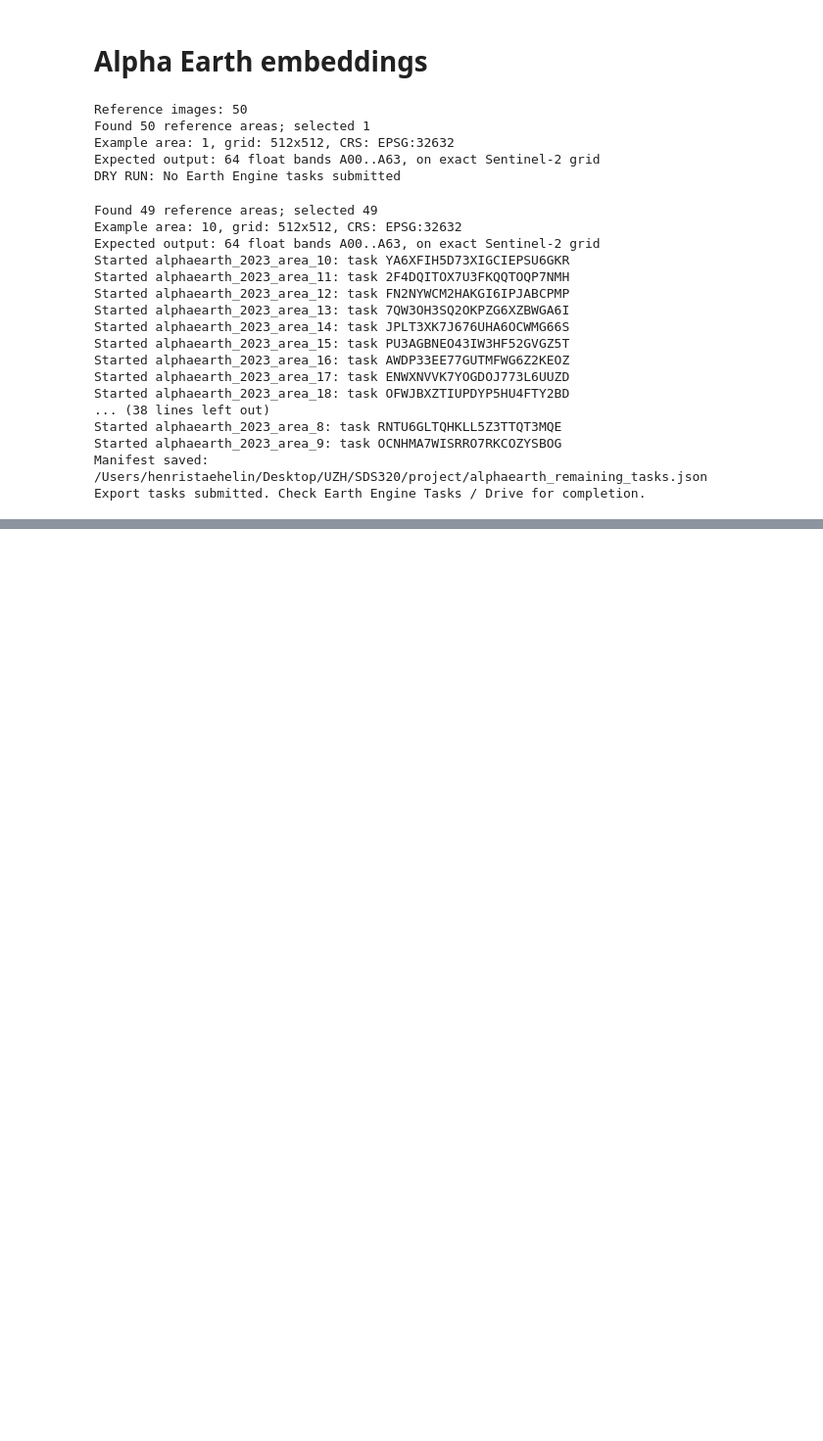
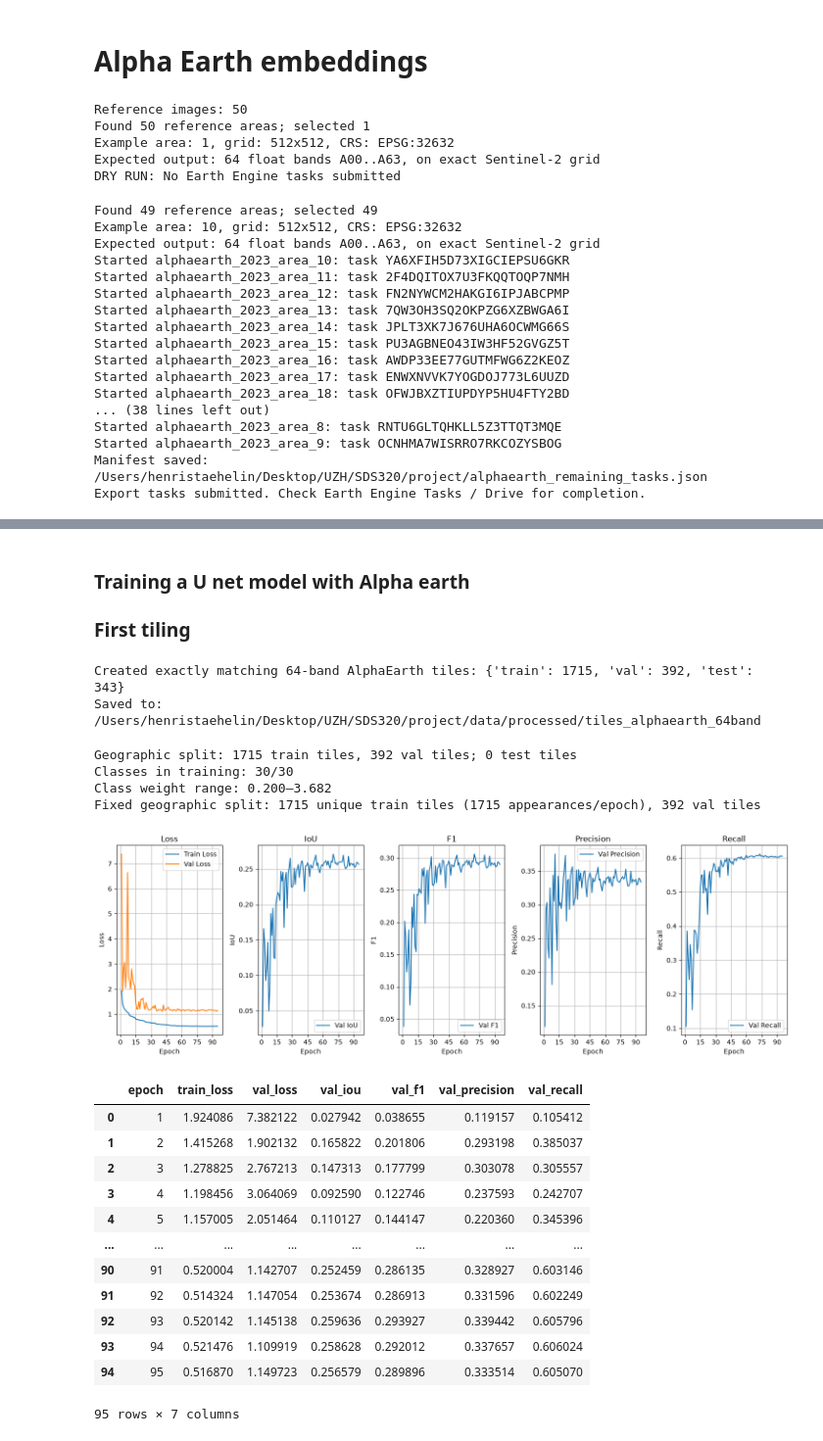
Before and after one commit to staehelinhenrimax-droid/European-Spectral-Crop-Identification, a Jupyter notebook: notebooks/Functionalized_workflow.ipynb, the cells around one changed output, grey strips where cells are left out. Shown at 98% size. Cells and saved outputs as stored; diff of their text form; code cells hidden in the pictures; blank space fills up the shorter version.

Commit message:
alpha_earth model

```diff
--- a/notebooks/Functionalized_workflow.ipynb
+++ b/notebooks/Functionalized_workflow.ipynb
@@ -1952,0 +2001,64 @@ Validated 1/50 reference areas successfully
+# %% [markdown]
+### Training a U net model with Alpha earth
+
+### First tiling
+# %%
+from pathlib import Path
+import importlib
+import scripts.alphaearth_unet as ae_unet
+
+importlib.reload(ae_unet)
+
+project_dir = Path(
+    "/Users/henristaehelin/Desktop/UZH/SDS320/project"
+)
+
+tiles_dir = ae_unet.create_alphaearth_tiles(
+    project_dir=project_dir
+)
+# %% [output]
+Created exactly matching 64-band AlphaEarth tiles: {'train': 1715, 'val': 392, 'test': 343}
+Saved to: /Users/henristaehelin/Desktop/UZH/SDS320/project/data/processed/tiles_alphaearth_64band
+# %%
+result = ae_unet.train_alphaearth_unet(
+    project_dir=project_dir,
+    tiles_dir=tiles_dir,
+    experiment_name="unet_alphaearth_64band",
+    num_epochs=150,
+    early_stopping_patience=25,
+    monitor="val_iou",
+    batch_size=2,
+    learning_rate=0.001,
+    use_class_weights=True,
+    num_workers=0,
+)
+# %% [output]
+Geographic split: 1715 train tiles, 392 val tiles; 0 test tiles
+Classes in training: 30/30
+Class weight range: 0.200–3.682
+Fixed geographic split: 1715 unique train tiles (1715 appearances/epoch), 392 val tiles
+# %%
+import geoai
+
+model_dir = project_dir / "models/unet_alphaearth_64band"
+
+geoai.plot_performance_metrics(
+    history_path=str(model_dir / "training_history.pth"),
+    figsize=(15, 5),
+    verbose=True,
+)
+# %% [output]
+[figure, added]
+|  | epoch | train_loss | val_loss | val_iou | val_f1 | val_precision | val_recall |
+| 0 | 1 | 1.924086 | 7.382122 | 0.027942 | 0.038655 | 0.119157 | 0.105412 |
+| 1 | 2 | 1.415268 | 1.902132 | 0.165822 | 0.201806 | 0.293198 | 0.385037 |
+| 2 | 3 | 1.278825 | 2.767213 | 0.147313 | 0.177799 | 0.303078 | 0.305557 |
+| 3 | 4 | 1.198456 | 3.064069 | 0.092590 | 0.122746 | 0.237593 | 0.242707 |
+| 4 | 5 | 1.157005 | 2.051464 | 0.110127 | 0.144147 | 0.220360 | 0.345396 |
+| ... | ... | ... | ... | ... | ... | ... | ... |
+| 90 | 91 | 0.520004 | 1.142707 | 0.252459 | 0.286135 | 0.328927 | 0.603146 |
+| 91 | 92 | 0.514324 | 1.147054 | 0.253674 | 0.286913 | 0.331596 | 0.602249 |
+| 92 | 93 | 0.520142 | 1.145138 | 0.259636 | 0.293927 | 0.339442 | 0.605796 |
+| 93 | 94 | 0.521476 | 1.109919 | 0.258628 | 0.292012 | 0.337657 | 0.606024 |
+| 94 | 95 | 0.516870 | 1.149723 | 0.256579 | 0.289896 | 0.333514 | 0.605070 |
+95 rows × 7 columns
```
Also changed, not shown: parts of 6 cells of this notebook, 2 other files.
